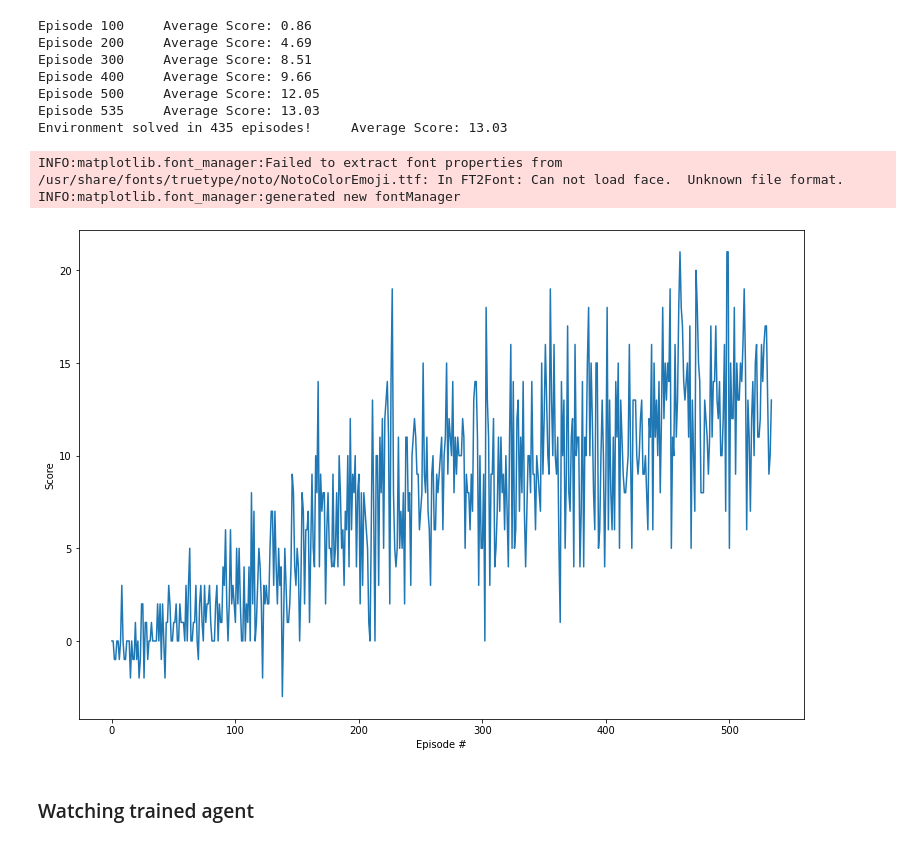
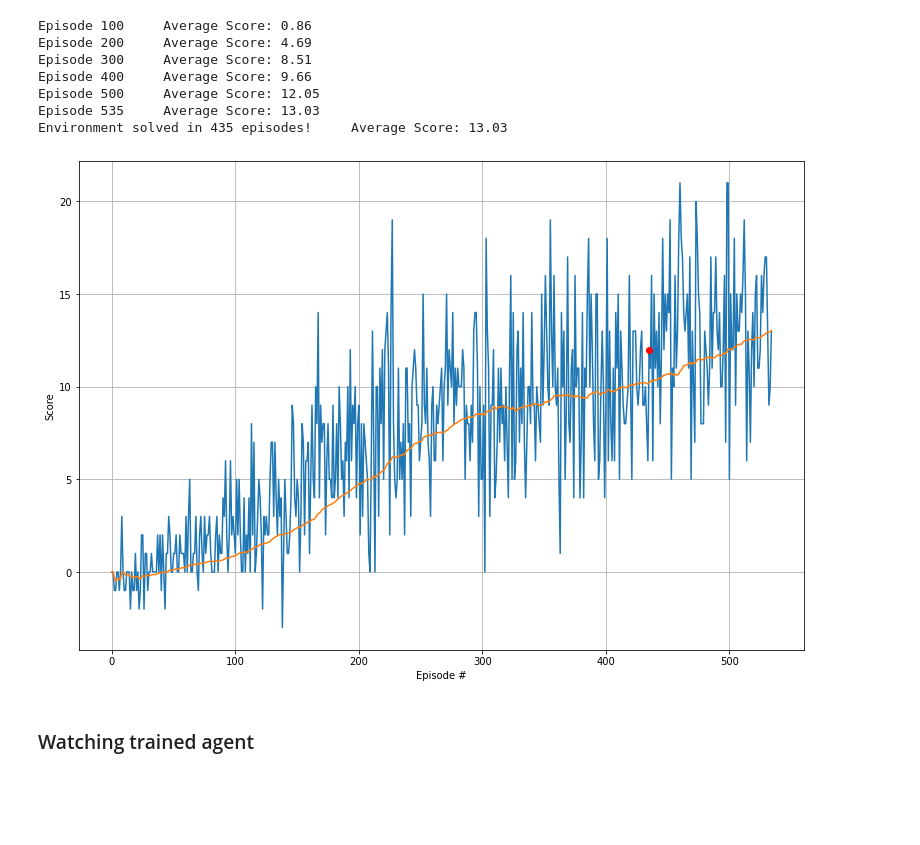
Before and after one commit to grygoryant/drlnd_p1, a Jupyter notebook: Navigation.ipynb, the cells around one changed output. Cells and saved outputs as stored; diff of their text form; code cells hidden in the pictures; blank space fills up the shorter version.

Commit message:
Drawing rolling average in scores plot

```diff
--- a/Navigation.ipynb
+++ b/Navigation.ipynb
@@ -383,18 +383,28 @@ Episode 535     Average Score: 13.03
 Environment solved in 435 episodes!     Average Score: 13.03
 # %%
 import matplotlib.pyplot as plt
+import numpy as np
+import pandas as pd
 %matplotlib inline
+
+#scores_conv = np.convolve(scores, np.ones((100,))/100, mode='full')
+
+df = pd.DataFrame(np.array(scores).reshape(-1, 1), index=np.arange(len(scores)))
+mavg = df[0].rolling(window=100, min_periods=0).mean()
+
+ilist = df[df[-100:]>=13.].index.tolist()[-100:]
 
 fig = plt.figure(figsize=(13,9))
 ax = fig.add_subplot(111)
 plt.plot(np.arange(len(scores)), scores)
+plt.plot(np.arange(len(mavg)), mavg)
+plt.plot([ilist[0]], [df[0][ilist[0]]], marker='o', color='r', ls='')
 plt.ylabel('Score')
 plt.xlabel('Episode #')
+plt.grid()
 plt.show()
 # %% [output]
-INFO:matplotlib.font_manager:Failed to extract font properties from /usr/share/fonts/truetype/noto/NotoColorEmoji.ttf: In FT2Font: Can not load face.  Unknown file format.
-INFO:matplotlib.font_manager:generated new fontManager
-[figure, old version]
+[figure, new version]
 # %% [markdown]
 ### Watching trained agent
 # %%
```
